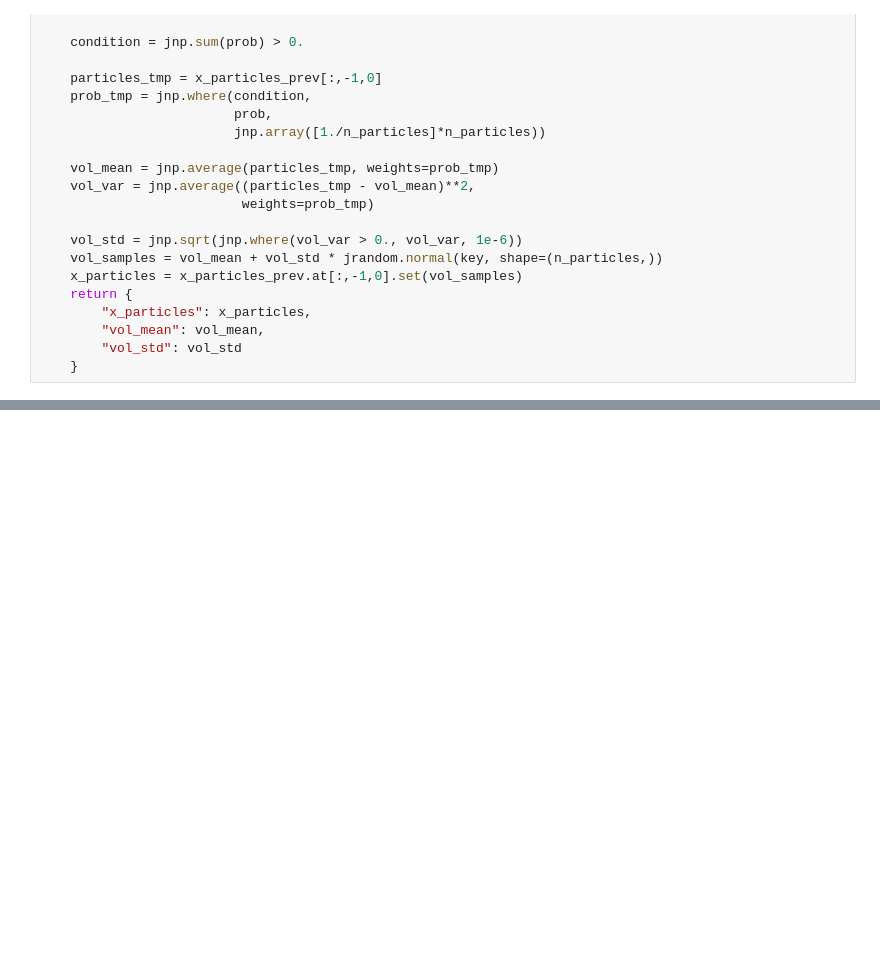
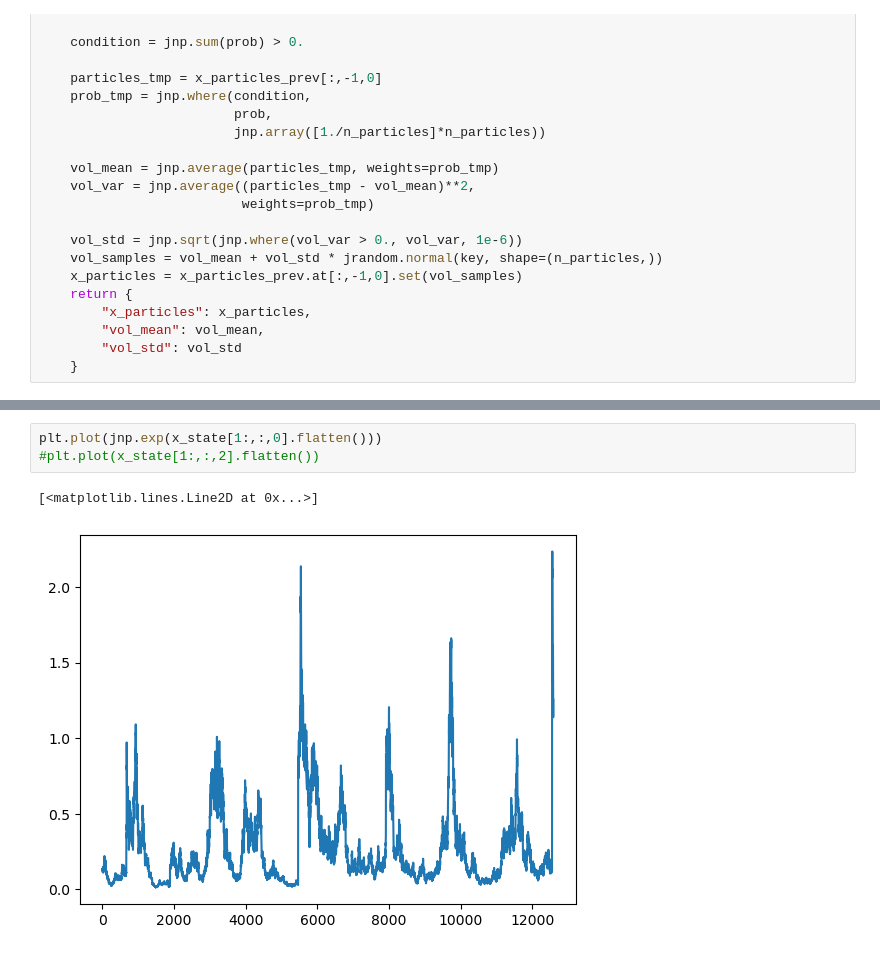
Before and after one commit to mlysy/pfjax, a Jupyter notebook: docs/notebooks/final.ipynb, the cells around one changed output, grey strips where cells are left out. Saved outputs shown, nothing was run; the diff lists cells and outputs as text; blank space fills up the shorter version.

```diff
--- a/docs/notebooks/final.ipynb
+++ b/docs/notebooks/final.ipynb
@@ -355,0 +422,6 @@ y_meas, x_state = pf.simulate(expou, my_key, my_n_obs, my_x_init, my_param_trans
+# %%
+plt.plot(jnp.exp(x_state[1:,:,0].flatten()))
+#plt.plot(x_state[1:,:,2].flatten())
+# %% [output]
+[<matplotlib.lines.Line2D at 0x...>]
+[figure, added]
```
Also changed, not shown: parts of 37 cells of this notebook.
